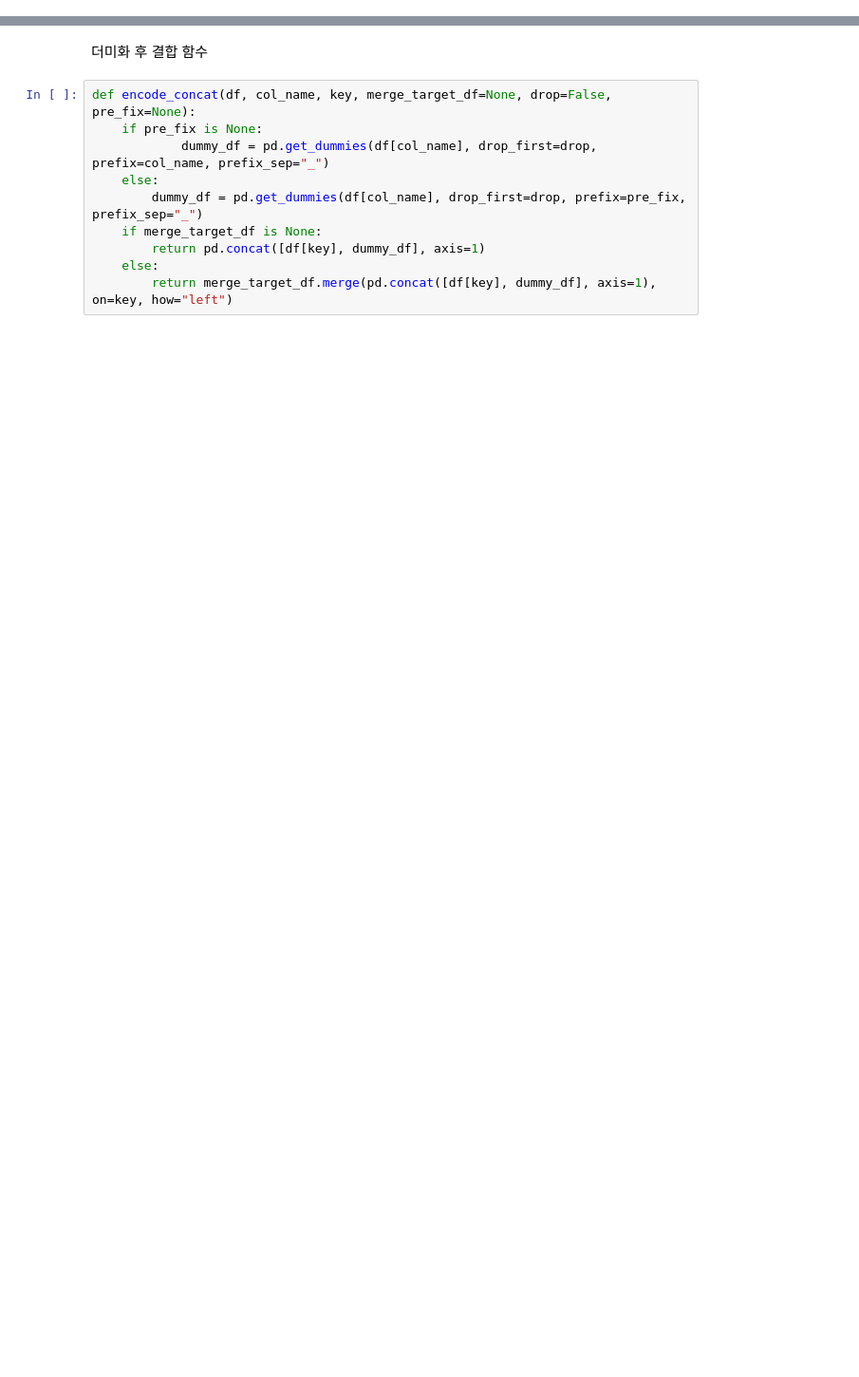
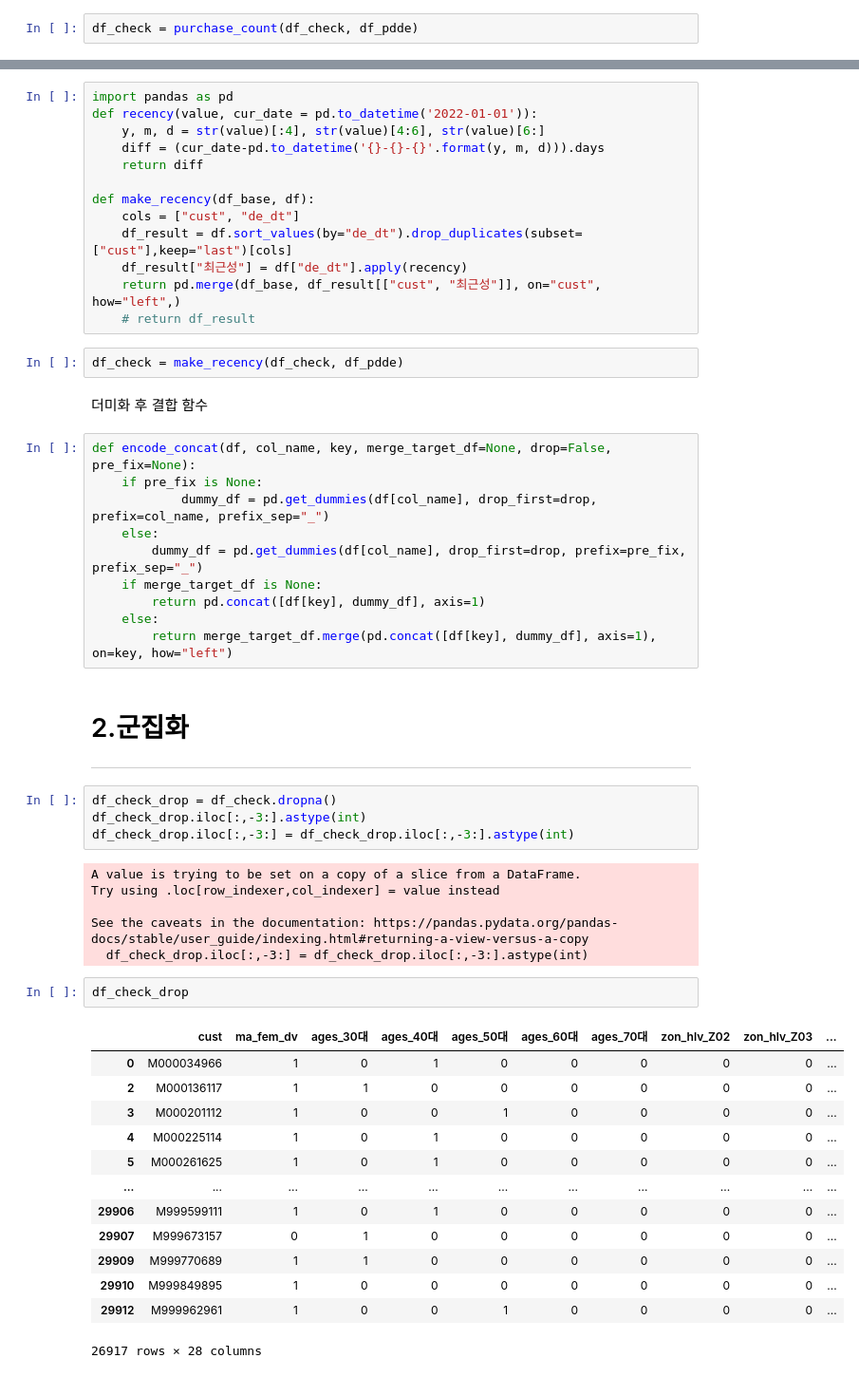
Before and after one commit to osy5882/Lpoint_competition, a Jupyter notebook: model_based_clustering/cosine_clustering.ipynb, the cells around one changed output, grey strips where cells are left out. Shown at 95% size. Cells and saved outputs as stored; diff of their text form; blank space fills up the shorter version.

```diff
--- a/model_based_clustering/cosine_clustering.ipynb
+++ b/model_based_clustering/cosine_clustering.ipynb
@@ -111,0 +135,2 @@ df_pdde.drop_duplicates(subset=["cust", "rct_no"])
+# %%
+df_check = purchase_count(df_check, df_pdde)
@@ -112,3 +160,18 @@ df_pdde.drop_duplicates(subset=["cust", "rct_no"])
+# %%
+import pandas as pd
+def recency(value, cur_date = pd.to_datetime('2022-01-01')):
+    y, m, d = str(value)[:4], str(value)[4:6], str(value)[6:]
+    diff = (cur_date-pd.to_datetime('{}-{}-{}'.format(y, m, d))).days
+    return diff
+
+def make_recency(df_base, df):
+    cols = ["cust", "de_dt"]
+    df_result = df.sort_values(by="de_dt").drop_duplicates(subset=["cust"],keep="last")[cols]
+    df_result["최근성"] = df["de_dt"].apply(recency)
+    return pd.merge(df_base, df_result[["cust", "최근성"]], on="cust", how="left",)
+    # return df_result
+# %%
+df_check = make_recency(df_check, df_pdde)
 # %% [markdown]
 더미화 후 결합 함수
 # %%
@@ -121,3 +184,32 @@ def encode_concat(df, col_name, key, merge_target_df=None, drop=False, pre_fix=N
         return pd.concat([df[key], dummy_df], axis=1)
     else:
         return merge_target_df.merge(pd.concat([df[key], dummy_df], axis=1), on=key, how="left")
+# %% [markdown]
+# 2.군집화
+---
+# %%
+df_check_drop = df_check.dropna()
+df_check_drop.iloc[:,-3:].astype(int)
+df_check_drop.iloc[:,-3:] = df_check_drop.iloc[:,-3:].astype(int)
+# %% [output]
+A value is trying to be set on a copy of a slice from a DataFrame.
+Try using .loc[row_indexer,col_indexer] = value instead
+
+See the caveats in the documentation: https://pandas.pydata.org/pandas-docs/stable/user_guide/indexing.html#returning-a-view-versus-a-copy
+  df_check_drop.iloc[:,-3:] = df_check_drop.iloc[:,-3:].astype(int)
+# %%
+df_check_drop
+# %% [output]
+|  | cust | ma_fem_dv | ages_30대 | ages_40대 | ages_50대 | ages_60대 | ages_70대 | zon_hlv_Z02 | zon_hlv_Z03 | ... |
+| 0 | M000034966 | 1 | 0 | 1 | 0 | 0 | 0 | 0 | 0 | ... |
+| 2 | M000136117 | 1 | 1 | 0 | 0 | 0 | 0 | 0 | 0 | ... |
+| 3 | M000201112 | 1 | 0 | 0 | 1 | 0 | 0 | 0 | 0 | ... |
+| 4 | M000225114 | 1 | 0 | 1 | 0 | 0 | 0 | 0 | 0 | ... |
+| 5 | M000261625 | 1 | 0 | 1 | 0 | 0 | 0 | 0 | 0 | ... |
+| ... | ... | ... | ... | ... | ... | ... | ... | ... | ... | ... |
+| 29906 | M999599111 | 1 | 0 | 1 | 0 | 0 | 0 | 0 | 0 | ... |
+| 29907 | M999673157 | 0 | 1 | 0 | 0 | 0 | 0 | 0 | 0 | ... |
+| 29909 | M999770689 | 1 | 1 | 0 | 0 | 0 | 0 | 0 | 0 | ... |
+| 29910 | M999849895 | 1 | 0 | 0 | 0 | 0 | 0 | 0 | 0 | ... |
+| 29912 | M999962961 | 1 | 0 | 0 | 1 | 0 | 0 | 0 | 0 | ... |
+26917 rows × 28 columns
```
Also changed, not shown: parts of 13 cells of this notebook.
